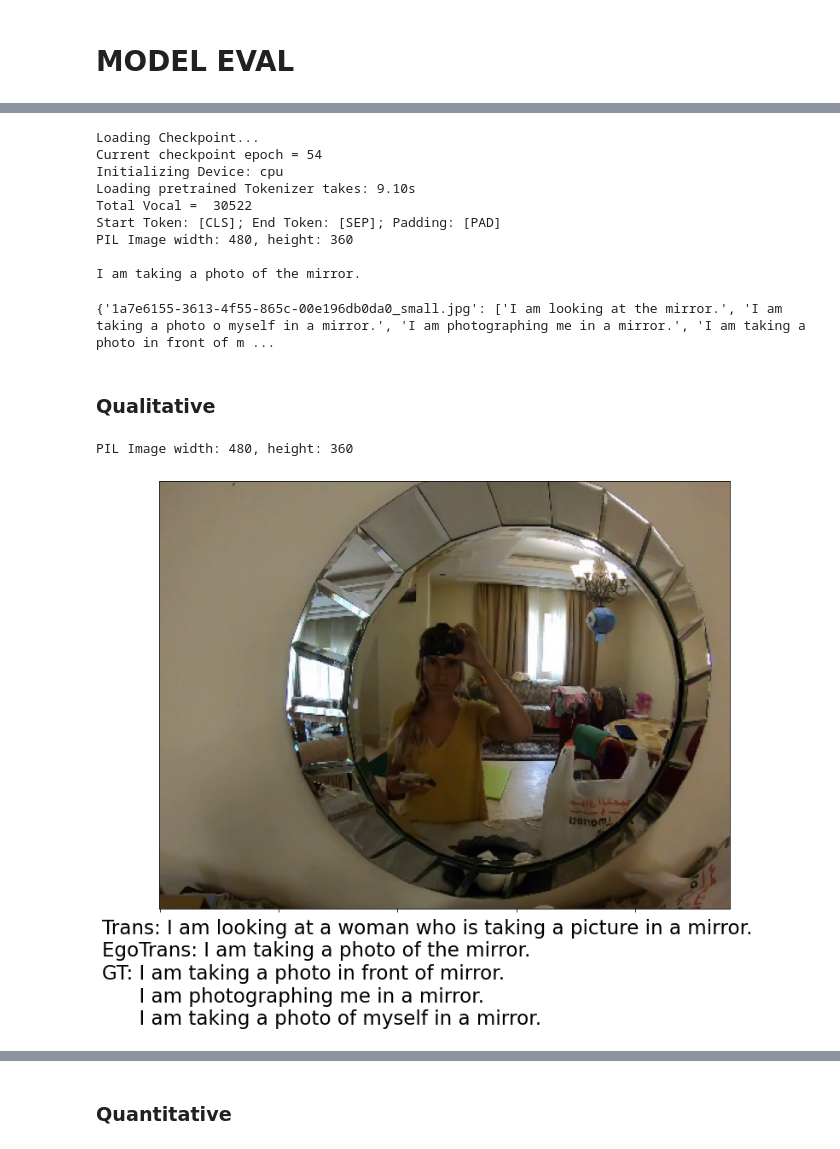
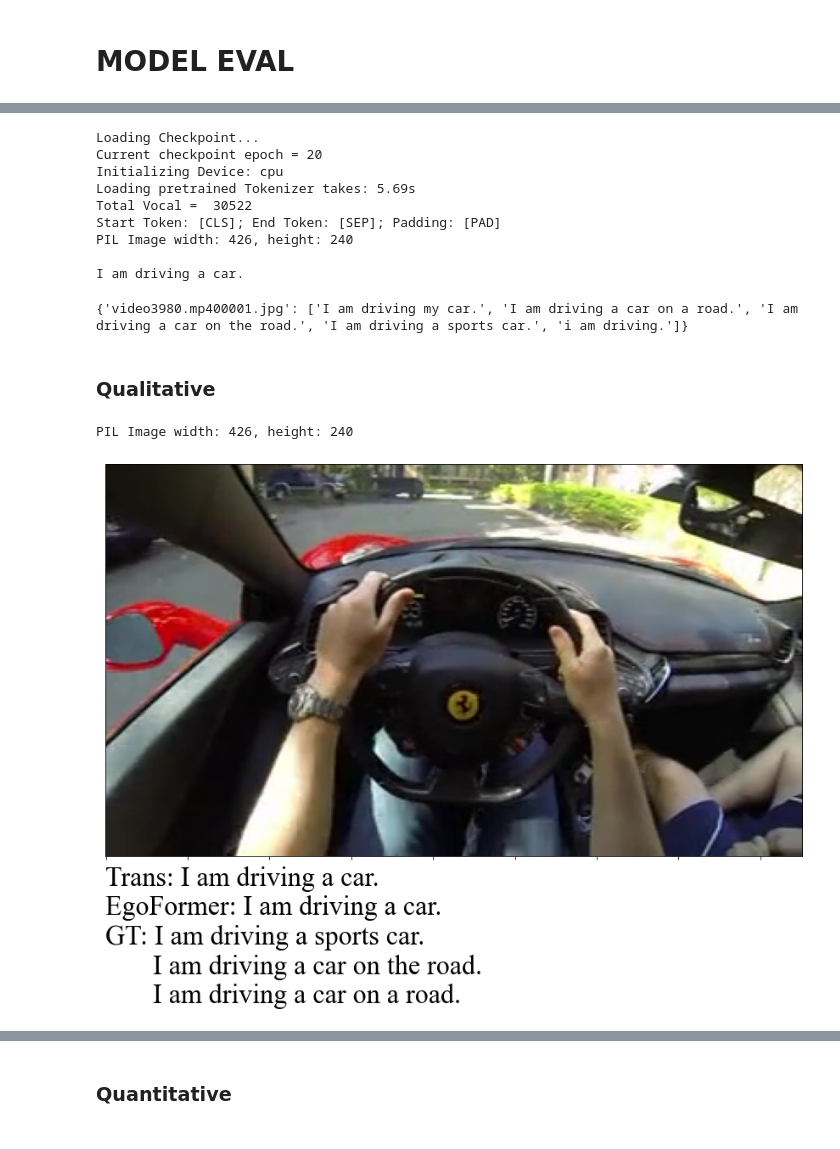
Before and after one commit to zdai257/EgoTransformer, a Jupyter notebook: zdData.ipynb, the cells around one changed output, grey strips where cells are left out. Cells and saved outputs as stored; diff of their text form; code cells hidden in the pictures.

Commit message:
Start Eval

```diff
--- a/zdData.ipynb
+++ b/zdData.ipynb
@@ -744,7 +758,7 @@ def calc_scores(ref, hypo):
     return final_scores
 # %%
 egocap_dir = '/Users/zhuangzhuangdai/repos/EgoCapSurvey'
-egocap_filename = 'analyzed_annatations_ref.json'
+egocap_filename = 'EgoCap_annatations_ref.json'
 
 with open(join(egocap_dir, 'doc', egocap_filename), 'r') as f:
     ana = json.load(f)
@@ -777,13 +791,13 @@ config_t = Config()
 config_ego = ConfigEgo()
 
 baseline = '13 - finetune-epoch29_loss15.pth'  #'finetune-best_epoch19_loss15.pth'
-egotrans = '9 - finetuneContextFuse-epoch54_loss15.pth'
+egotrans = 'EgoFormer/EgoFormer-Decay-best_epoch20_loss10.pth'
 
 egotrans_backbone_grad = 'finetuneContextFuse-epoch14_loss15.pth'
 egotrans_freezeencoder = '10 - finetuneContextFuse-epoch19_loss15.pth'
 # %%
 # Prompt image
-sample_name = '1a7e6155-3613-4f55-865c-00e196db0da0_small.jpg'
+sample_name = 'video3980.mp400001.jpg'
 
 split_idx = str(ana[sample_name]['SplitIndex']).zfill(2)
 sample_path = join(egocap_dir, 'static', 'Split' + split_idx, sample_name)
@@ -804,19 +818,19 @@ I am looking at a woman who is taking a picture in a mirror.
 cap_dict = predict_qualitative(config_ego, sample_path, tags=tags, checkpoint_path=egotrans)
 # %% [output]
 Loading Checkpoint...
-Current checkpoint epoch = 54
+Current checkpoint epoch = 20
 Initializing Device: cpu
-Loading pretrained Tokenizer takes: 9.10s
+Loading pretrained Tokenizer takes: 5.69s
 Total Vocal =  30522
 Start Token: [CLS]; End Token: [SEP]; Padding: [PAD]
-PIL Image width: 480, height: 360
+PIL Image width: 426, height: 240
 
-I am taking a photo of the mirror.
+I am driving a car.
 # %%
 gts = {sample_name: ana[sample_name]['captions']}
 print(gts)
 # %% [output]
-{'1a7e6155-3613-4f55-865c-00e196db0da0_small.jpg': ['I am looking at the mirror.', 'I am taking a photo o myself in a mirror.', 'I am photographing me in a mirror.', 'I am taking a photo in front of m ...
+{'video3980.mp400001.jpg': ['I am driving my car.', 'I am driving a car on a road.', 'I am driving a car on the road.', 'I am driving a sports car.', 'i am driving.']}
 # %%
 # Quantatitive Eval
 base_metrics = calc_scores(gts, base_dict)
@@ -832,30 +846,30 @@ image = ImageOps.exif_transpose(image)
 w, h = image.size
 print("PIL Image width: {}, height: {}".format(w, h))
 # %% [output]
-PIL Image width: 480, height: 360
+PIL Image width: 426, height: 240
 # %%
 # Visualization
 fig, ax = plt.subplots(1, 1, figsize=(15, 9), constrained_layout=True)
 
 ax.set_xlabel("Trans: " + base_dict[sample_name][0].capitalize() +
-              '\n' + "EgoTrans: " + cap_dict[sample_name][0].capitalize() +
+              '\n' + "EgoFormer: " + cap_dict[sample_name][0].capitalize() +
               '\n' + "GT: " + gts[sample_name][3] +
-              '\n' + "      " + gts[sample_name][2] +
-              '\n' + "      " + 'I am taking a photo of myself in a mirror.',#gts[sample_name][2],
-              fontsize=23, horizontalalignment='left', x=-0.1,
+              '\n' + "       " + gts[sample_name][2].capitalize() +
+              '\n' + "       " + gts[sample_name][1],
+              fontsize=32, horizontalalignment='left', x=-0.0,
               #fontdict=dict(weight='bold')
              )
 
 plt.imshow(image)
 #ax.set_yticklabels([])
 ax.set_xticklabels([])
 plt.gca().get_yaxis().set_visible(False)
 
-fig.savefig(join('images', 'EgoEval', sample_path.split("/")[-1]), facecolor='w', bbox_inches='tight')
+fig.savefig(join('images', 'EgoFormer2', sample_path.split("/")[-1]), facecolor='w', bbox_inches='tight')
 
 plt.show()
 # %% [output]
-[figure, old version]
+[figure, new version]
 # %%
 ### Load DeepDiary samples ###
 amt_data_dir = "/Users/zhuangzhuangdai/repos/EgoTransformer/images/amt_data"
```
Also changed, not shown: parts of 14 cells of this notebook.
